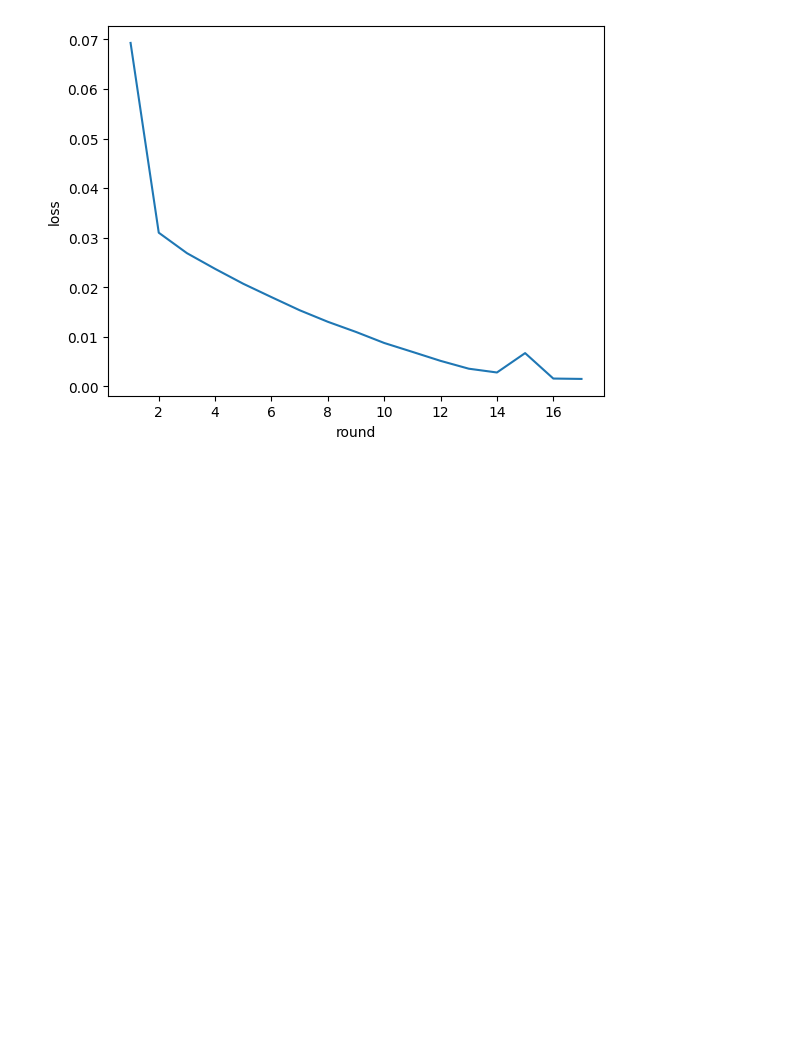
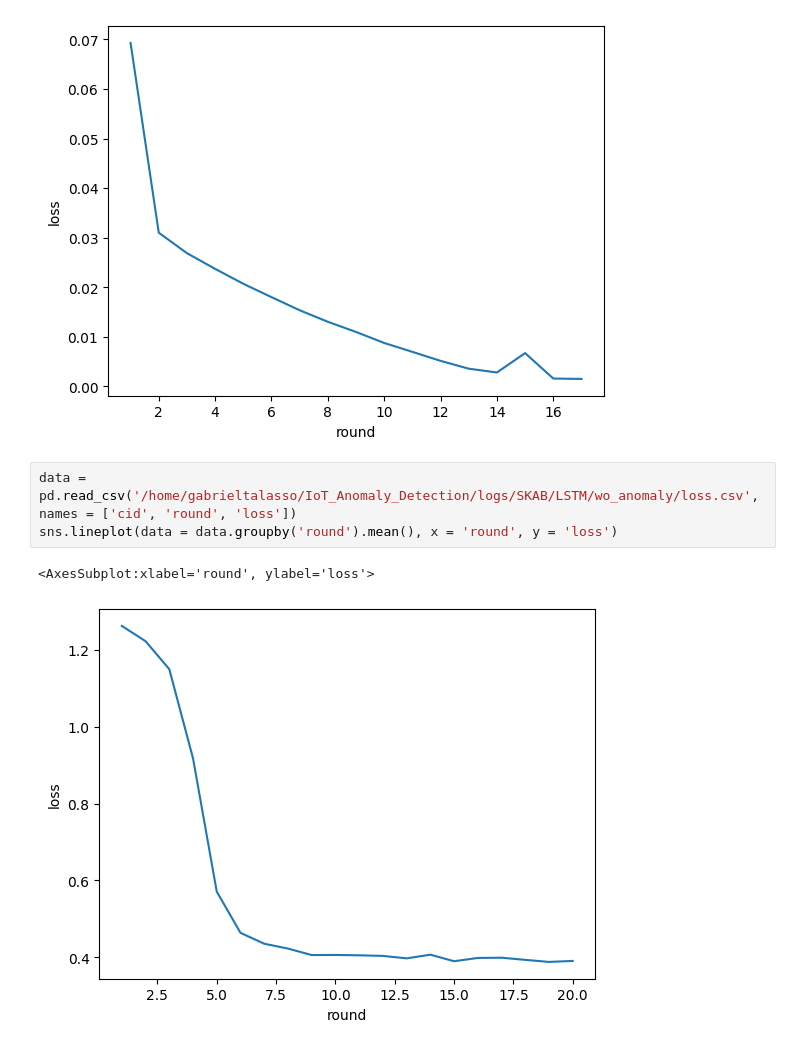
Before and after one commit to GabrielTalasso/Federated_IoT_Anomaly_Detection, a Jupyter notebook: analysis.ipynb, the cells around one changed output. Drawn from its saved outputs; the diff is of its cells as text; blank space fills up the shorter version.

```diff
--- a/analysis.ipynb
+++ b/analysis.ipynb
@@ -36,6 +36,12 @@ sns.lineplot(data = data.groupby('round').mean(), x = 'round', y = 'loss')
 # %% [output]
 <AxesSubplot:xlabel='round', ylabel='loss'>
 [figure]
+# %%
+data = pd.read_csv('/home/gabrieltalasso/IoT_Anomaly_Detection/logs/SKAB/LSTM/wo_anomaly/loss.csv', names = ['cid', 'round', 'loss'])
+sns.lineplot(data = data.groupby('round').mean(), x = 'round', y = 'loss')
+# %% [output]
+<AxesSubplot:xlabel='round', ylabel='loss'>
+[figure, added]
 # %%
 data = pd.read_csv('/home/gabrieltalasso/IoT_Anomaly_Detection/logs/SKAB/LSTM/loss.csv', names = ['cid', 'round', 'loss'])
 sns.lineplot(data = data.groupby('round').mean(), x = 'round', y = 'loss')
```
Also changed, not shown: parts of 1 cell of this notebook, 5 other files.
